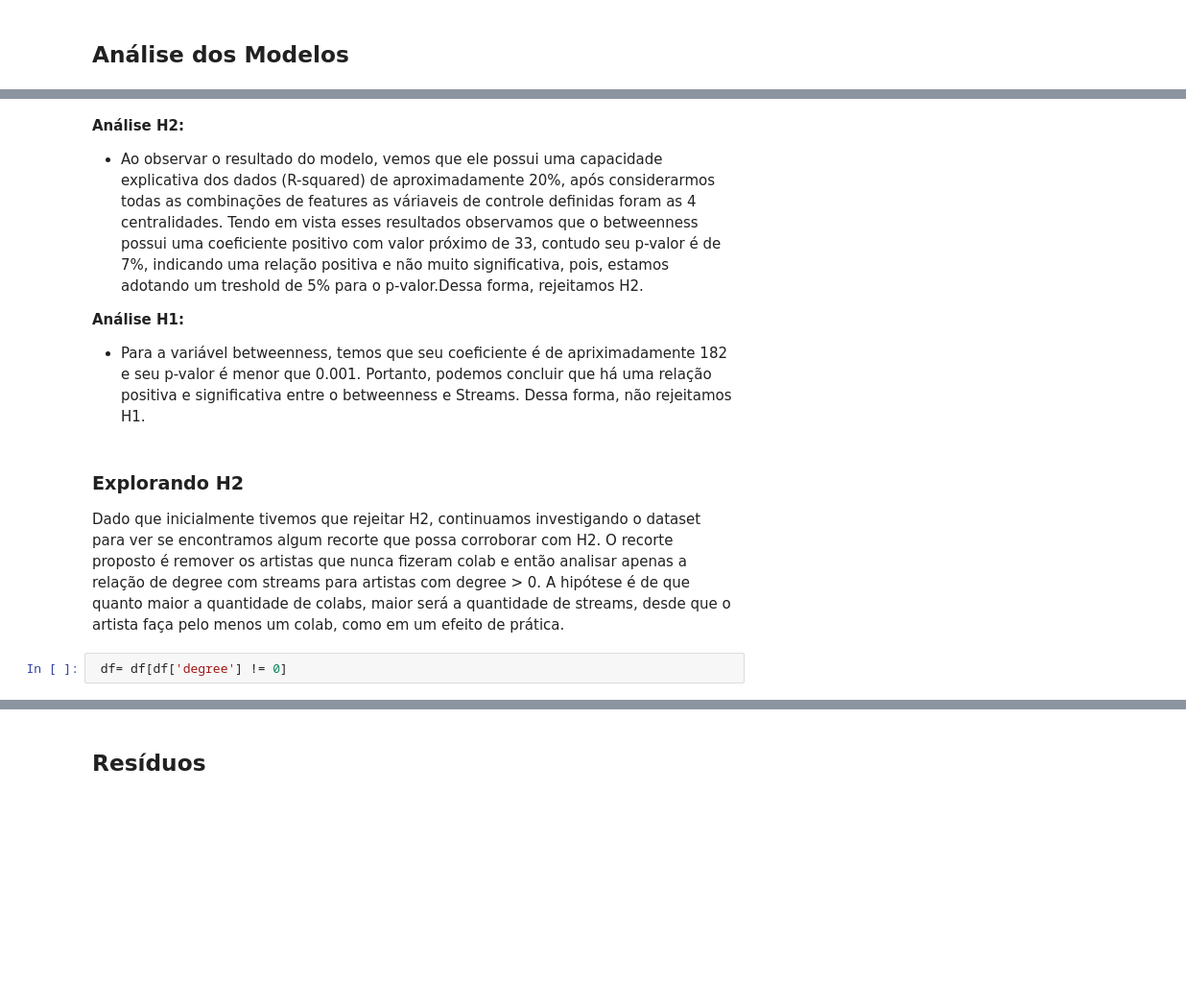
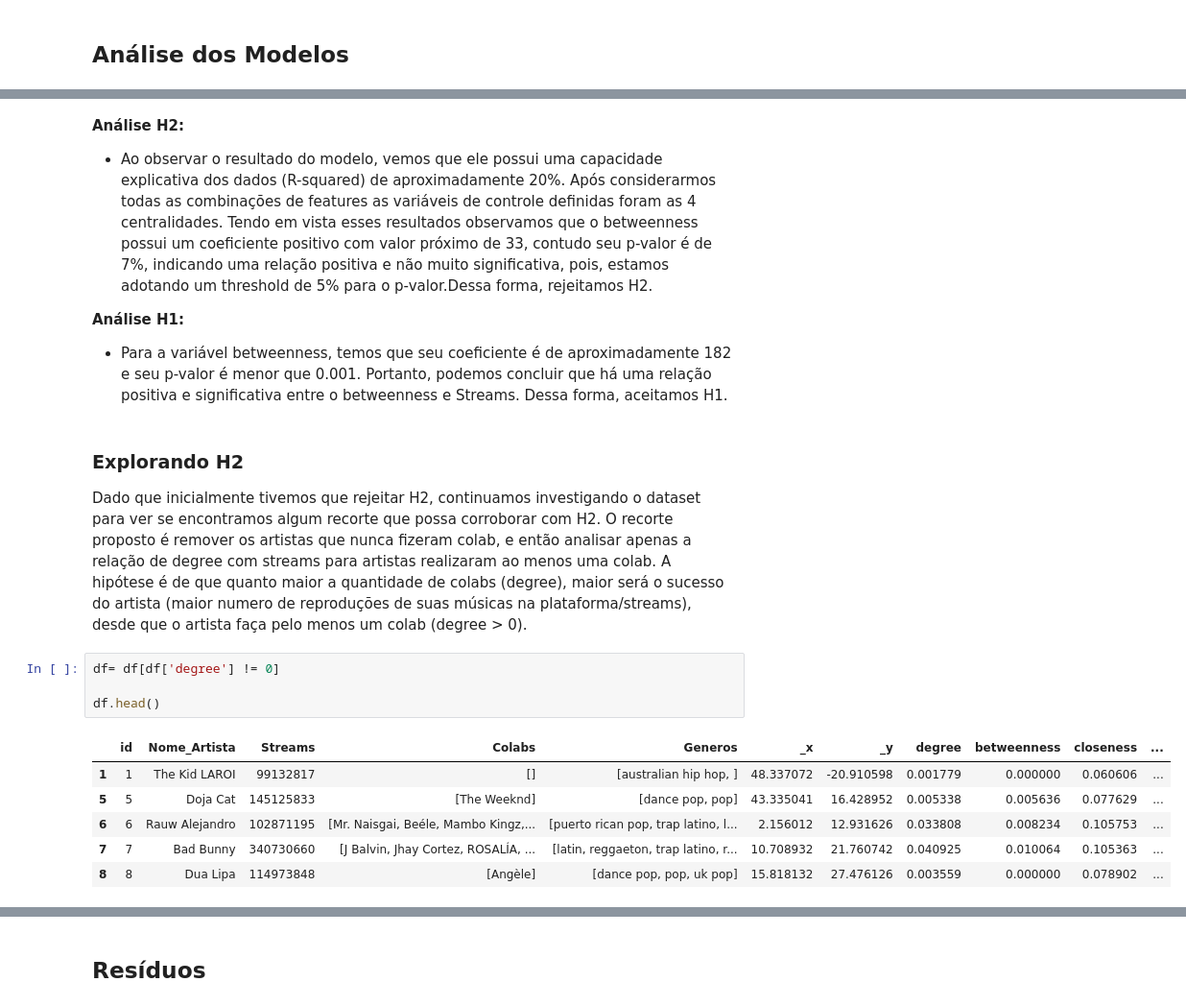
Before and after one commit to hashiprobr-classroom/parte-tecnica-do-projeto-wisteria1, a Jupyter notebook: notebooks/Spotify Top 200.ipynb, the cells around one changed output, grey strips where cells are left out. Shown: that part at 96% size. Drawn from its saved outputs; the diff is of its cells as text; blank space fills up the shorter version.

```diff
--- a/notebooks/Spotify Top 200.ipynb
+++ b/notebooks/Spotify Top 200.ipynb
@@ -365,14 +348,23 @@ Notes:
 # %% [markdown]
 **Análise H2:**
-   - Ao observar o resultado do modelo, vemos que ele possui uma capacidade explicativa dos dados (R-squared) de aproximadamente 20%, após considerarmos todas as combinações de features as váriaveis de controle definidas foram as 4 centralidades. Tendo em vista esses resultados observamos que o betweenness possui uma coeficiente positivo com valor próximo de 33, contudo seu p-valor é de 7%, indicando uma relação positiva e não muito significativa, pois, estamos adotando um treshold de 5% para o p-valor.Dessa forma, rejeitamos H2.
+   - Ao observar o resultado do modelo, vemos que ele possui uma capacidade explicativa dos dados (R-squared) de aproximadamente 20%. Após considerarmos todas as combinações de features as variáveis de controle definidas foram as 4 centralidades. Tendo em vista esses resultados observamos que o betweenness possui um coeficiente positivo com valor próximo de 33, contudo seu p-valor é de 7%, indicando uma relação positiva e não muito significativa, pois, estamos adotando um threshold de 5% para o p-valor.Dessa forma, rejeitamos H2.
 
 **Análise H1:**
-   - Para a variável betweenness, temos que seu coeficiente é de apriximadamente 182 e seu p-valor é menor que 0.001. Portanto, podemos concluir que há uma relação positiva e significativa entre o betweenness e Streams. Dessa forma, não rejeitamos H1.
+   - Para a variável betweenness, temos que seu coeficiente é de aproximadamente 182 e seu p-valor é menor que 0.001. Portanto, podemos concluir que há uma relação positiva e significativa entre o betweenness e Streams. Dessa forma, aceitamos H1.
 # %% [markdown]
 ### Explorando H2
-Dado que inicialmente tivemos que rejeitar H2, continuamos investigando o dataset para ver se encontramos algum recorte que possa corroborar com H2. O recorte proposto é remover os artistas que nunca fizeram colab e então analisar apenas a relação de degree com streams para artistas com degree > 0. A hipótese é de que quanto maior a quantidade de colabs, maior será a quantidade de streams, desde que o artista faça pelo menos um colab, como em um efeito de prática.
+Dado que inicialmente tivemos que rejeitar H2, continuamos investigando o dataset para ver se encontramos algum recorte que possa corroborar com H2. O recorte proposto é remover os artistas que nunca fizeram colab, e então analisar apenas a relação de degree com streams para artistas realizaram ao menos uma colab. A hipótese é de que quanto maior a quantidade de colabs (degree), maior será o sucesso do artista (maior numero de reproduções de suas músicas na plataforma/streams), desde que o artista faça pelo menos um colab (degree > 0).
 # %%
- df= df[df['degree'] != 0]
+df= df[df['degree'] != 0]
+
+df.head()
+# %% [output]
+|  | id | Nome_Artista | Streams | Colabs | Generos | _x | _y | degree | betweenness | closeness | ... |
+| 1 | 1 | The Kid LAROI | 99132817 | [] | [australian hip hop, ] | 48.337072 | -20.910598 | 0.001779 | 0.000000 | 0.060606 | ... |
+| 5 | 5 | Doja Cat | 145125833 | [The Weeknd] | [dance pop, pop] | 43.335041 | 16.428952 | 0.005338 | 0.005636 | 0.077629 | ... |
+| 6 | 6 | Rauw Alejandro | 102871195 | [Mr. Naisgai, Beéle, Mambo Kingz,... | [puerto rican pop, trap latino, l... | 2.156012 | 12.931626 | 0.033808 | 0.008234 | 0.105753 | ... |
+| 7 | 7 | Bad Bunny | 340730660 | [J Balvin, Jhay Cortez, ROSALÍA, ... | [latin, reggaeton, trap latino, r... | 10.708932 | 21.760742 | 0.040925 | 0.010064 | 0.105363 | ... |
+| 8 | 8 | Dua Lipa | 114973848 | [Angèle] | [dance pop, pop, uk pop] | 15.818132 | 27.476126 | 0.003559 | 0.000000 | 0.078902 | ... |
 # %%
 sns.set()
 
```
Also changed, not shown: parts of 14 cells of this notebook, 2 other files.
